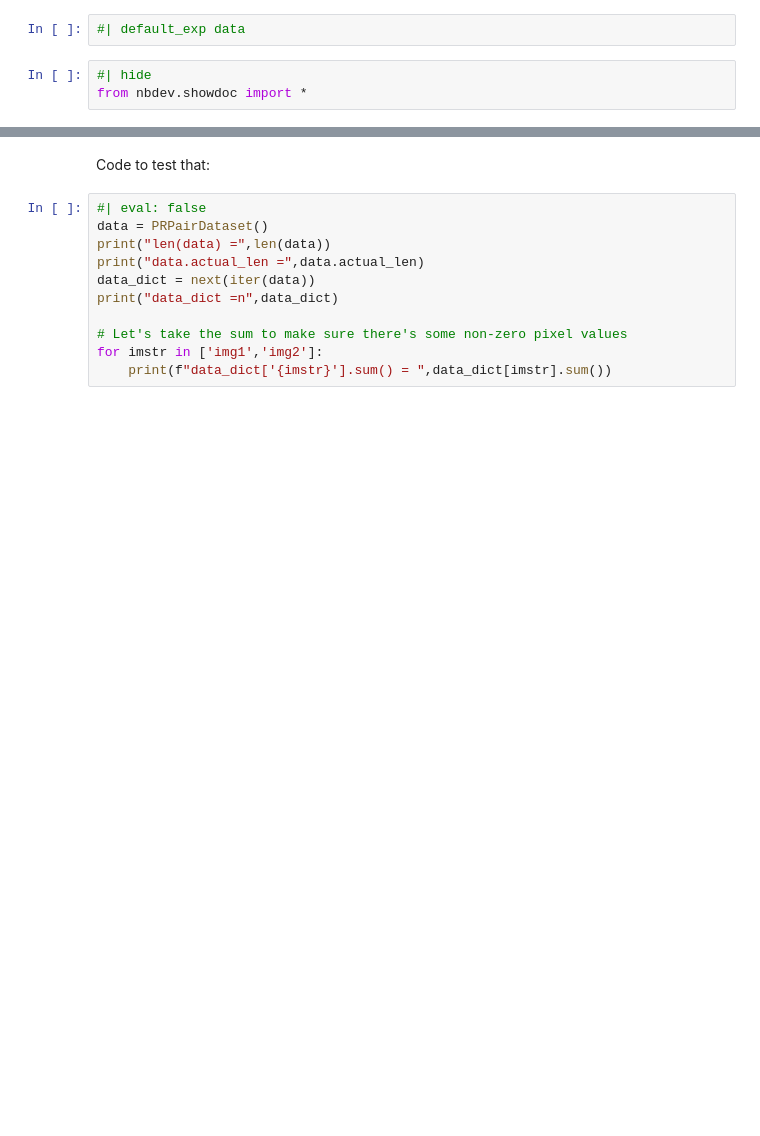
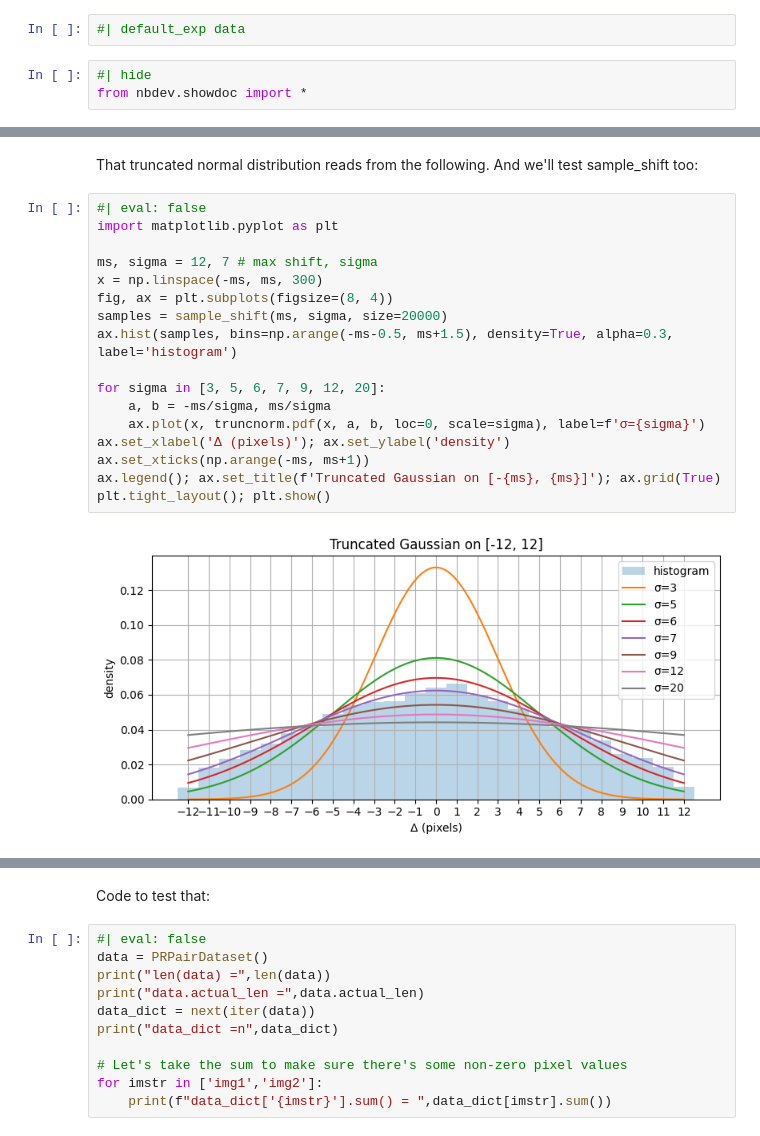
Before and after one commit to drscotthawley/midi-rae, a Jupyter notebook: nbs/01_data.ipynb, the cells around one changed output, grey strips where cells are left out. Saved outputs shown, nothing was run; the diff lists cells and outputs as text; blank space fills up the shorter version.

```diff
--- a/nbs/01_data.ipynb
+++ b/nbs/01_data.ipynb
@@ -18,0 +38,21 @@ import torch
+# %% [markdown]
+That truncated normal distribution reads from the following. And we'll test sample_shift too:
+# %%
+#| eval: false
+import matplotlib.pyplot as plt
+
+ms, sigma = 12, 7 # max shift, sigma
+x = np.linspace(-ms, ms, 300)
+fig, ax = plt.subplots(figsize=(8, 4))
+samples = sample_shift(ms, sigma, size=20000)
+ax.hist(samples, bins=np.arange(-ms-0.5, ms+1.5), density=True, alpha=0.3, label='histogram')
+
+for sigma in [3, 5, 6, 7, 9, 12, 20]:
+    a, b = -ms/sigma, ms/sigma
+    ax.plot(x, truncnorm.pdf(x, a, b, loc=0, scale=sigma), label=f'σ={sigma}')
+ax.set_xlabel('Δ (pixels)'); ax.set_ylabel('density')
+ax.set_xticks(np.arange(-ms, ms+1))
+ax.legend(); ax.set_title(f'Truncated Gaussian on [-{ms}, {ms}]'); ax.grid(True)
+plt.tight_layout(); plt.show()
+# %% [output]
+[figure, added]
```
Also changed, not shown: parts of 7 cells of this notebook, 12 other files.
